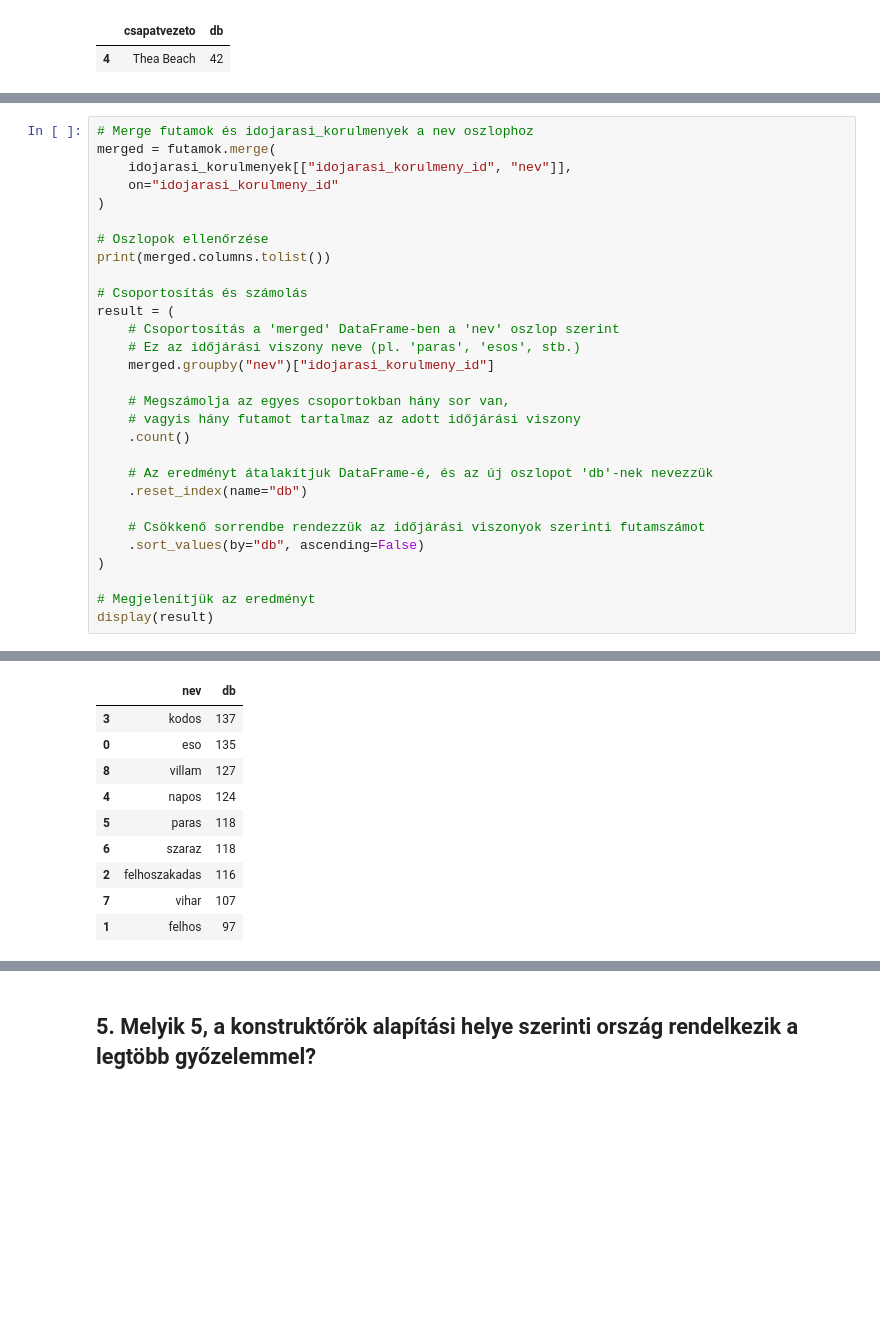
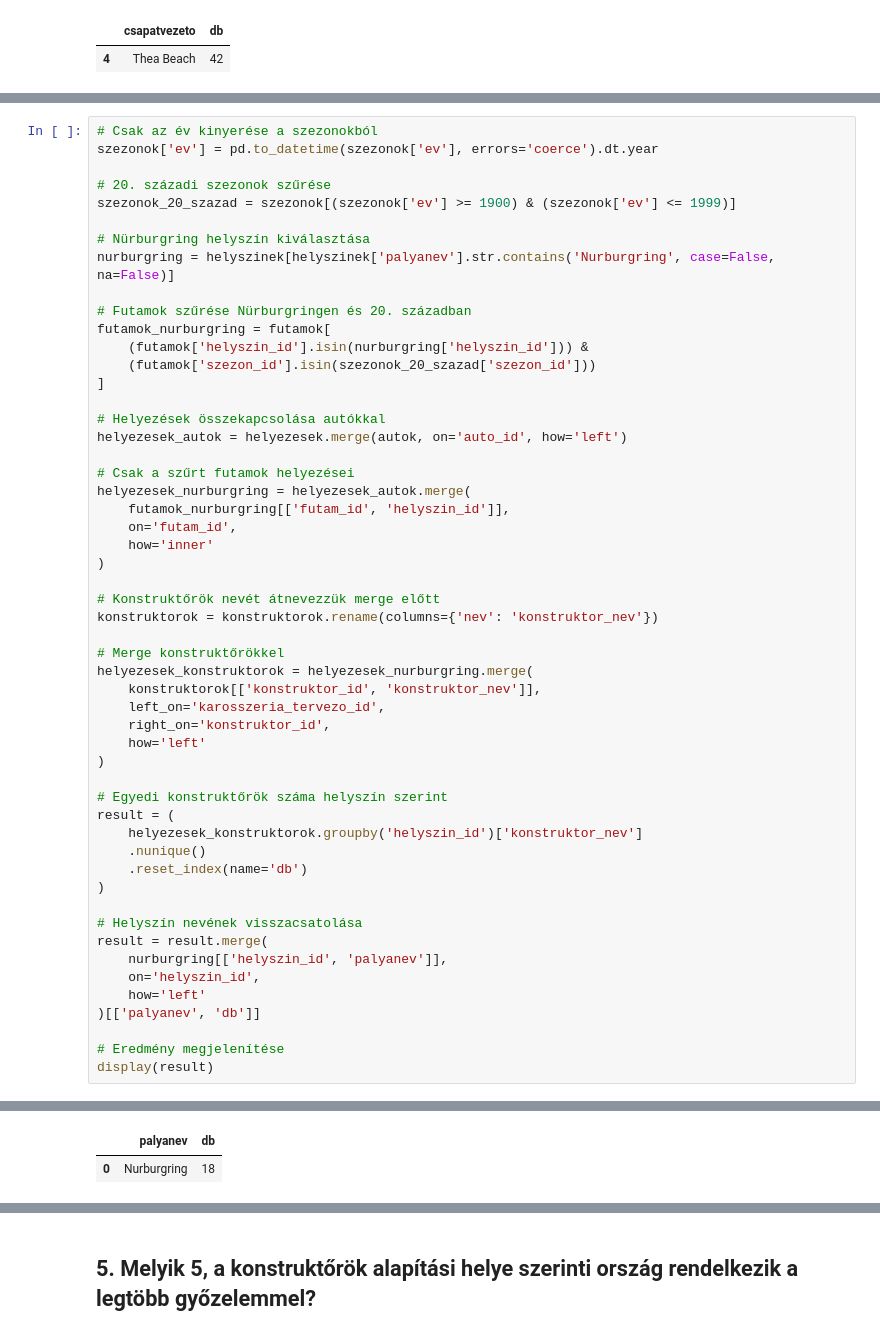
Before and after one commit to MrHumanRebel/sze_adatelemzes, a Jupyter notebook: f1/f1.ipynb, the cells around one changed output, grey strips where cells are left out. Drawn from its saved outputs; the diff is of its cells as text; blank space fills up the shorter version.

```diff
--- a/f1/f1.ipynb
+++ b/f1/f1.ipynb
@@ -279,30 +435,54 @@ display(result)
 # %%
-# Merge futamok és idojarasi_korulmenyek a nev oszlophoz
-merged = futamok.merge(
-    idojarasi_korulmenyek[["idojarasi_korulmeny_id", "nev"]],
-    on="idojarasi_korulmeny_id"
+# Csak az év kinyerése a szezonokból
+szezonok['ev'] = pd.to_datetime(szezonok['ev'], errors='coerce').dt.year
+
+# 20. századi szezonok szűrése
+szezonok_20_szazad = szezonok[(szezonok['ev'] >= 1900) & (szezonok['ev'] <= 1999)]
+
+# Nürburgring helyszín kiválasztása
+nurburgring = helyszinek[helyszinek['palyanev'].str.contains('Nurburgring', case=False, na=False)]
+
+# Futamok szűrése Nürburgringen és 20. században
+futamok_nurburgring = futamok[
+    (futamok['helyszin_id'].isin(nurburgring['helyszin_id'])) &
+    (futamok['szezon_id'].isin(szezonok_20_szazad['szezon_id']))
+]
+
+# Helyezések összekapcsolása autókkal
+helyezesek_autok = helyezesek.merge(autok, on='auto_id', how='left')
+
+# Csak a szűrt futamok helyezései
+helyezesek_nurburgring = helyezesek_autok.merge(
+    futamok_nurburgring[['futam_id', 'helyszin_id']],
+    on='futam_id',
+    how='inner'
 )
 
-# Oszlopok ellenőrzése
-print(merged.columns.tolist())
+# Konstruktőrök nevét átnevezzük merge előtt
+konstruktorok = konstruktorok.rename(columns={'nev': 'konstruktor_nev'})
 
-# Csoportosítás és számolás
-result = (
-    # Csoportosítás a 'merged' DataFrame-ben a 'nev' oszlop szerint
-    # Ez az időjárási viszony neve (pl. 'paras', 'esos', stb.)
-    merged.groupby("nev")["idojarasi_korulmeny_id"]
-
-    # Megszámolja az egyes csoportokban hány sor van,
-    # vagyis hány futamot tartalmaz az adott időjárási viszony
-    .count()
-
-    # Az eredményt átalakítjuk DataFrame-é, és az új oszlopot 'db'-nek nevezzük
-    .reset_index(name="db")
-
-    # Csökkenő sorrendbe rendezzük az időjárási viszonyok szerinti futamszámot
-    .sort_values(by="db", ascending=False)
+# Merge konstruktőrökkel
+helyezesek_konstruktorok = helyezesek_nurburgring.merge(
+    konstruktorok[['konstruktor_id', 'konstruktor_nev']],
+    left_on='karosszeria_tervezo_id',
+    right_on='konstruktor_id',
+    how='left'
 )
 
-# Megjelenítjük az eredményt
+# Egyedi konstruktőrök száma helyszín szerint
+result = (
+    helyezesek_konstruktorok.groupby('helyszin_id')['konstruktor_nev']
+    .nunique()
+    .reset_index(name='db')
+)
+
+# Helyszín nevének visszacsatolása
+result = result.merge(
+    nurburgring[['helyszin_id', 'palyanev']],
+    on='helyszin_id',
+    how='left'
+)[['palyanev', 'db']]
+
+# Eredmény megjelenítése
 display(result)
 # %% [output]
@@ -310,10 +489,2 @@ display(result)
-|  | nev | db |
-| 3 | kodos | 137 |
-| 0 | eso | 135 |
-| 8 | villam | 127 |
-| 4 | napos | 124 |
-| 5 | paras | 118 |
-| 6 | szaraz | 118 |
-| 2 | felhoszakadas | 116 |
-| 7 | vihar | 107 |
-| 1 | felhos | 97 |
+|  | palyanev | db |
+| 0 | Nurburgring | 18 |
```
Also changed, not shown: parts of 10 cells of this notebook, 1 other file.
